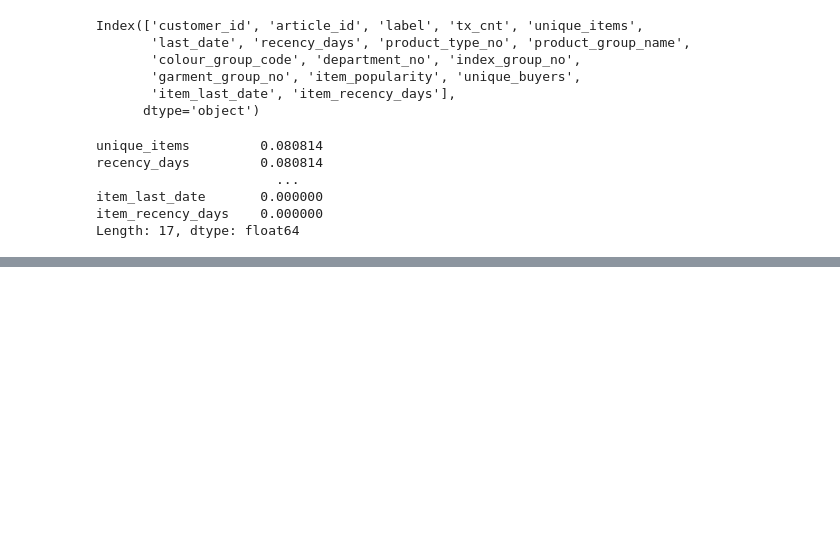
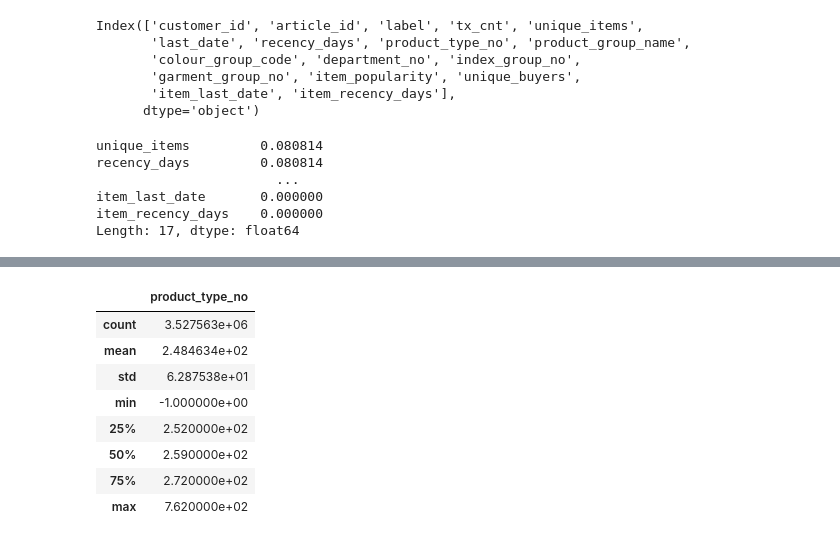
Before and after one commit to QQ1010/HM_Recommendation_System, a Jupyter notebook: notebooks/03_ranking.ipynb, the cells around one changed output, grey strips where cells are left out. Drawn from its saved outputs; the diff is of its cells as text; code cells hidden in the pictures; blank space fills up the shorter version.

```diff
--- a/notebooks/03_ranking.ipynb
+++ b/notebooks/03_ranking.ipynb
@@ -232,0 +280,2 @@ Length: 17, dtype: float64
+# %%
+rank_df = load_pickle(os.path.join(RES_DIR, "rank_df.pkl"))
@@ -232,0 +305,14 @@ Length: 17, dtype: float64
+# %%
+rank_df = rank_df.drop(columns=["last_date", "item_last_date"], errors="ignore")
+# %%
+rank_df[["product_type_no"]].describe()
+# %% [output]
+|  | product_type_no |
+| count | 3.527563e+06 |
+| mean | 2.484634e+02 |
+| std | 6.287538e+01 |
+| min | -1.000000e+00 |
+| 25% | 2.520000e+02 |
+| 50% | 2.590000e+02 |
+| 75% | 2.720000e+02 |
+| max | 7.620000e+02 |
```
Also changed, not shown: parts of 23 cells of this notebook, 2 other files.
